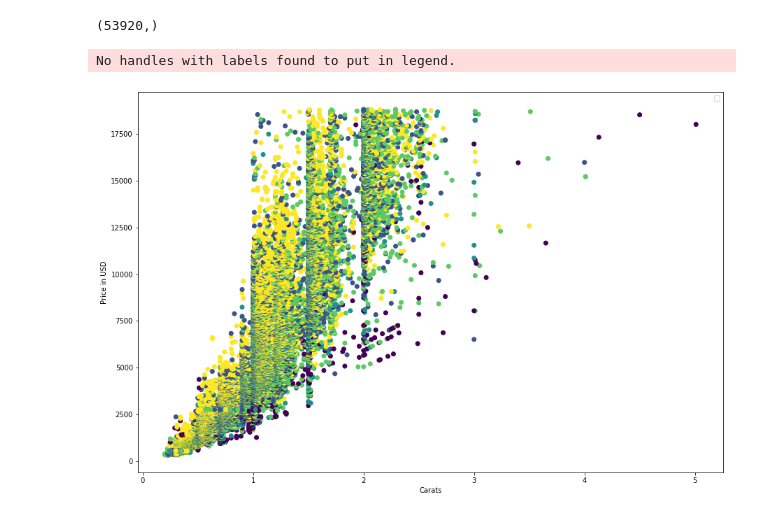
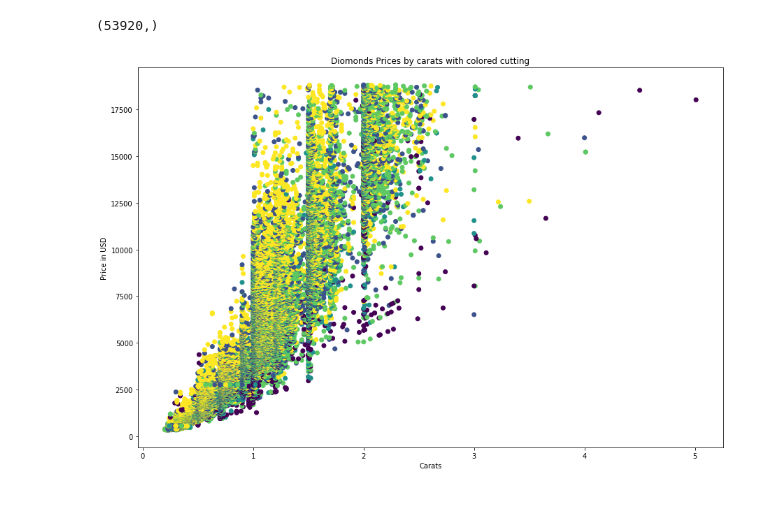
Before and after one commit to LuGeorgiev/Python-SoftUni, a Jupyter notebook: MachineLearning/15.Exam/Exam 15.11.2020 Lyubomir Georgiev.ipynb, the cells around one changed output. Drawn from its saved outputs; the diff is of its cells as text; code cells hidden in the pictures.

```diff
--- a/MachineLearning/15.Exam/Exam 15.11.2020 Lyubomir Georgiev.ipynb
+++ b/MachineLearning/15.Exam/Exam 15.11.2020 Lyubomir Georgiev.ipynb
@@ -97,11 +99,10 @@ colors.shape
 (53920,)
 # %%
 plt.figure(figsize=(15,10))
-scatter = plt.scatter(diamonds_data["carat"], diamonds_data["price"], c = colors)
+plt.scatter(diamonds_data["carat"], diamonds_data["price"], c = colors)
 plt.xlabel("Carats")
 plt.ylabel("Price in USD")
-plt.legend()
+plt.title("Diomonds Prices by carats with colored cutting")
 plt.show()
 # %% [output]
-No handles with labels found to put in legend.
-[figure, old version]
+[figure, new version]
```
Also changed, not shown: parts of 10 cells of this notebook.
